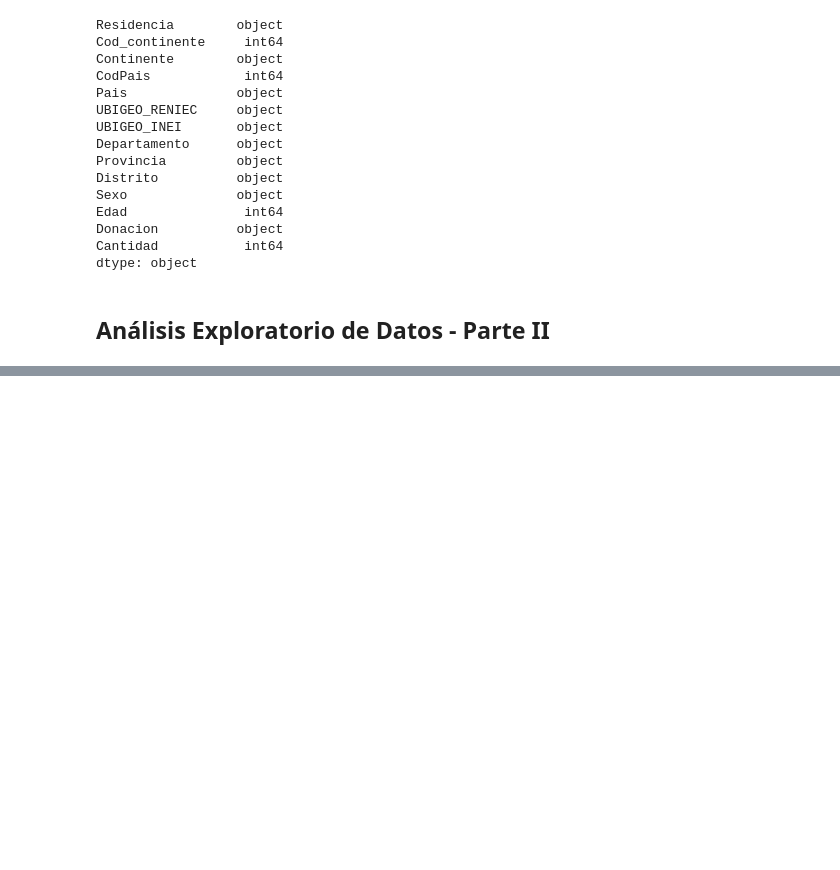
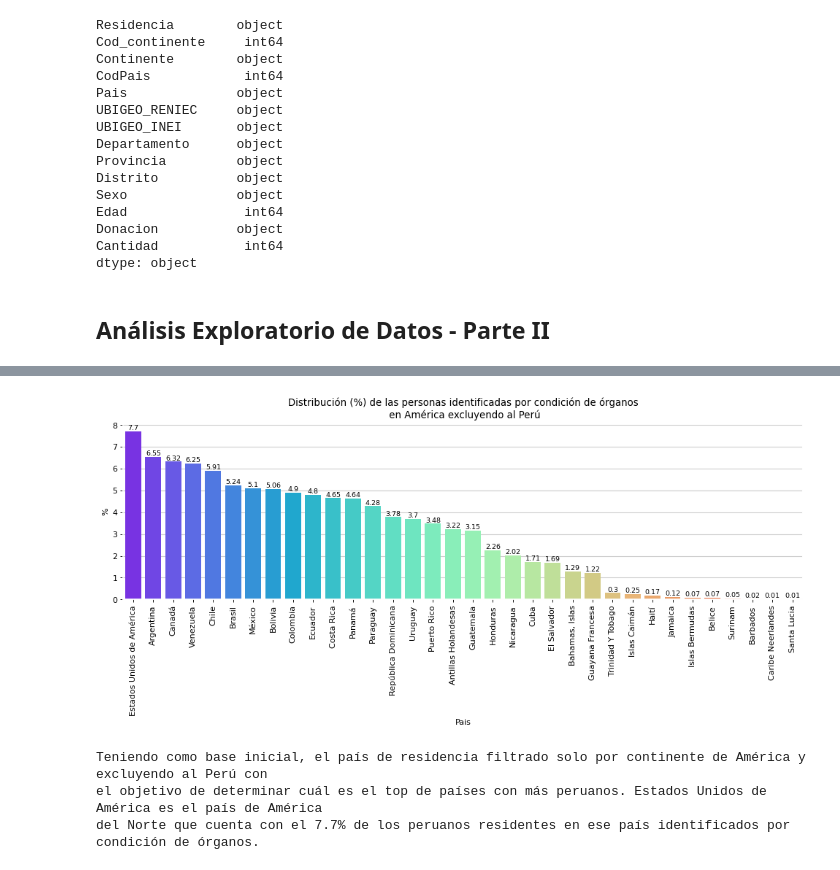
Before and after one commit to SebastianUrdaneguiBisalaya/Analisis-Donantes-RENIEC, a Jupyter notebook: analisis.ipynb, the cells around one changed output, grey strips where cells are left out. Saved outputs shown, nothing was run; the diff lists cells and outputs as text; code cells hidden in the pictures; blank space fills up the shorter version.

```diff
--- a/analisis.ipynb
+++ b/analisis.ipynb
@@ -205,0 +211,30 @@ plt.show()
+# %%
+df3 = pd.DataFrame(data[(data["Continente"] == "América") & (data["Pais"] != "Perú")].groupby(['Pais']
+        )['Residencia'].count()).sort_values("Residencia",
+        ascending = False).rename(columns = {'Residencia':'%'})
+df3["%"] = df3["%"].apply(lambda x : round(x/sum(df3["%"])*100,2))
+fig, ax = plt.subplots(figsize = (15,4), dpi = 80)
+sns.barplot(x = df3.index, y = df3["%"], ax = ax, palette='rainbow')
+ax.bar_label(ax.containers[0], fontsize=8.5)
+plt.xticks(rotation=90, size=10)
+for i in ['bottom', 'left']:
+    ax.spines[i].set_color('white')
+    ax.spines[i].set_linewidth(1.5)
+right_side = ax.spines["right"]
+right_side.set_visible(False)
+top_side = ax.spines["top"]
+top_side.set_visible(False)
+ax.set_axisbelow(True)
+ax.grid(color='gray', linewidth=1, axis='y', alpha=0.4)
+plt.title("Distribución (%) de las personas identificadas por condición de órganos\n en América excluyendo al Perú")
+plt.show()
+print(f'''
+Teniendo como base inicial, el país de residencia filtrado solo por continente de América y excluyendo al Perú con
+el objetivo de determinar cuál es el top de países con más peruanos. Estados Unidos de América es el país de América
+del Norte que cuenta con el 7.7% de los peruanos residentes en ese país identificados por condición de órganos.
+''')
+# %% [output]
+[figure, added]
+Teniendo como base inicial, el país de residencia filtrado solo por continente de América y excluyendo al Perú con
+el objetivo de determinar cuál es el top de países con más peruanos. Estados Unidos de América es el país de América
+del Norte que cuenta con el 7.7% de los peruanos residentes en ese país identificados por condición de órganos.
```
Also changed, not shown: parts of 2 cells of this notebook, 2 other files.
